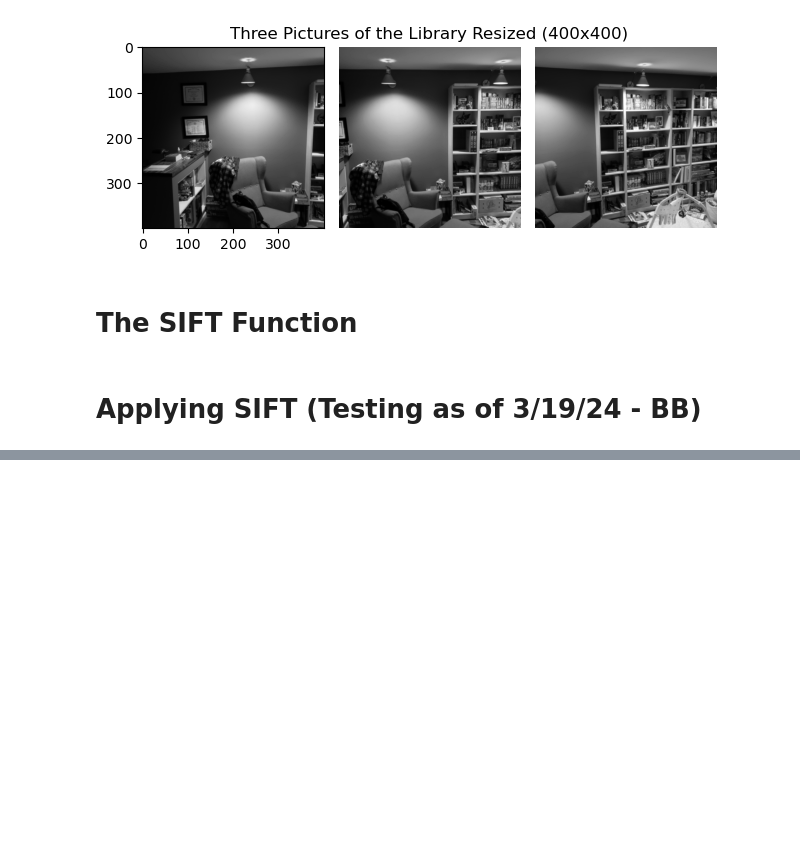
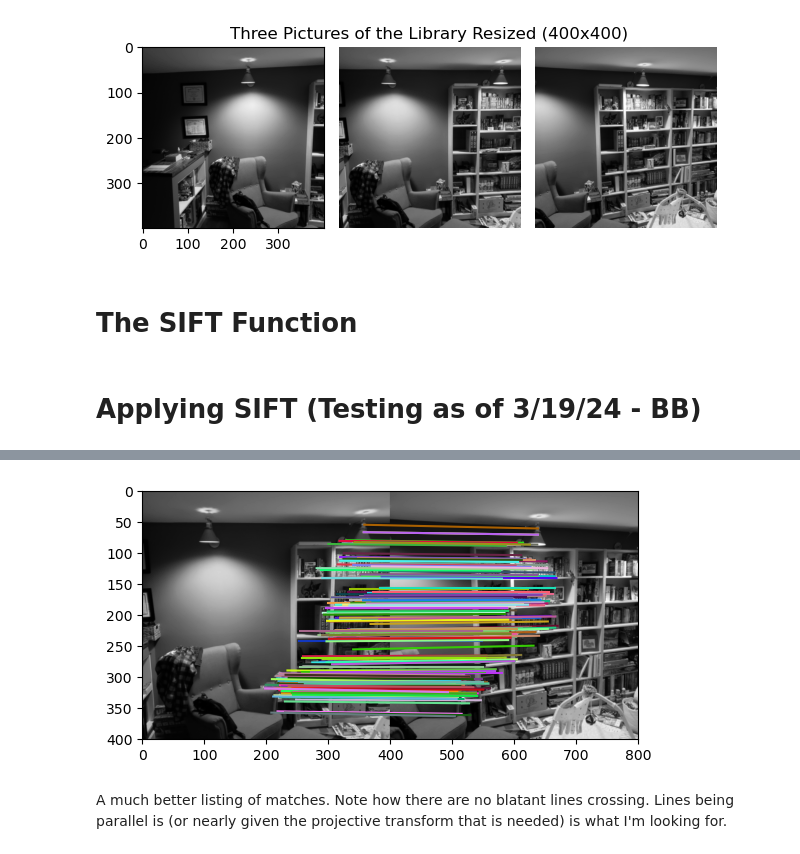
Before and after one commit to BBotzer/AI879, a Jupyter notebook: Week12/Botzer_AI879_HW_Q1_Week12.ipynb, the cells around one changed output, grey strips where cells are left out. Drawn from its saved outputs; the diff is of its cells as text; code cells hidden in the pictures; blank space fills up the shorter version.

```diff
--- a/Week12/Botzer_AI879_HW_Q1_Week12.ipynb
+++ b/Week12/Botzer_AI879_HW_Q1_Week12.ipynb
@@ -347,0 +205,13 @@ array([False, False,  True, False,  True,  True, False,  True, False,
+# %%
+# The source image coordinates for matched features (image 3)
+src_23 = key32[matches_23[:,1]][:,::-1] # reverse list
+# The destination image coordinates for matched features (image 2)
+dst_23 = key23[matches_23[:,0]][:,::-1] # reverse list
+
+# The model here is from the ProjectiveTransform model with the largest consensus set
+# The model is of the ProjectiveTransform class which has params of a homogeneous transformation matrix
+# The good_data_## are the inliers classified as True
+model_ransac_23, inliers_23 = ski.measure.ransac((src_23,dst_23), ski.transform.ProjectiveTransform, min_samples=3,
+                                             residual_threshold=2, max_trials=1000)
+
+outliers_23 = (inliers_23 == False)
@@ -347,0 +246,8 @@ array([False, False,  True, False,  True,  True, False,  True, False,
+# %%
+fig, ax = plt.subplots(1, 1)
+
+ski.feature.plot_matches(ax, im2, im3, key23, key32, matches_23[inliers_23], only_matches=True)
+# %% [output]
+[figure, added]
+# %% [markdown]
+A much better listing of matches.  Note how there are no blatant lines crossing.  Lines being parallel is (or nearly given the projective transform that is needed) is what I'm looking for.
```
Also changed, not shown: parts of 76 cells of this notebook, 3 other files.
